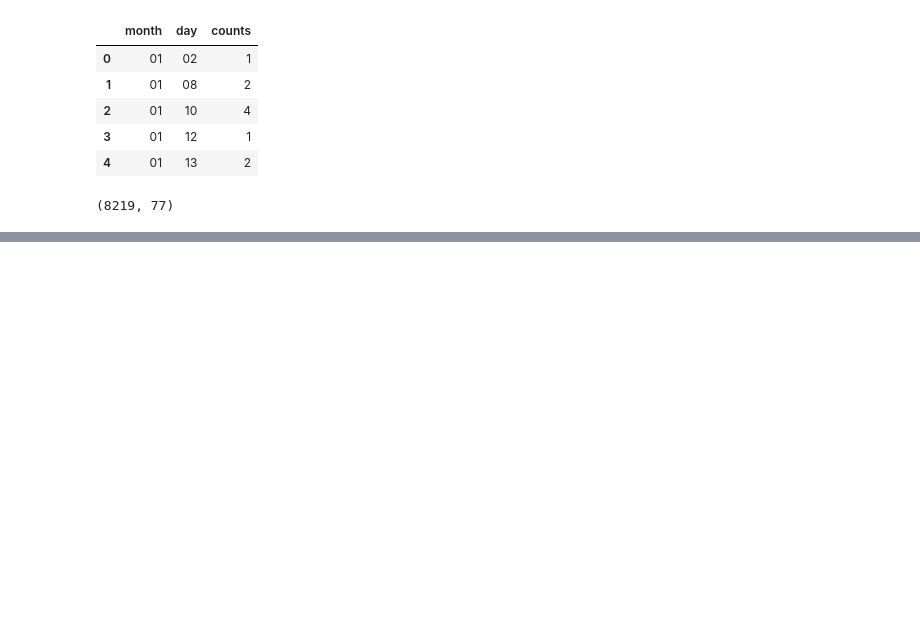
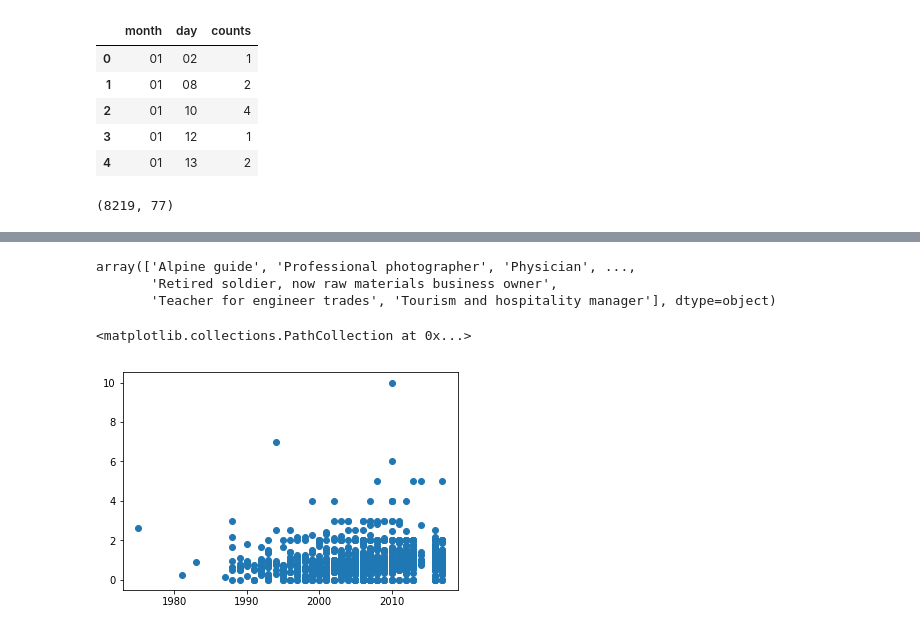
Before and after one commit to elbertwang3/himalayas, a Jupyter notebook: data/Untitled.ipynb, the cells around one changed output, grey strips where cells are left out. Cells and saved outputs as stored; diff of their text form; code cells hidden in the pictures; blank space fills up the shorter version.

```diff
--- a/data/Untitled.ipynb
+++ b/data/Untitled.ipynb
@@ -455,0 +380,6 @@ shrunk.loc[shrunk['HIMAL'] == 0]
+# %%
+members['OCCUPATION'].unique()
+# %% [output]
+array(['Alpine guide', 'Professional photographer', 'Physician', ...,
+       'Retired soldier, now raw materials business owner',
+       'Teacher for engineer trades', 'Tourism and hospitality manager'], dtype=object)
@@ -455,0 +390,9 @@ shrunk.loc[shrunk['HIMAL'] == 0]
+# %%
+expeds['hiredratio'] = expeds['TOTHIRED'] / expeds['TOTMEMBERS']
+# %%
+successexpeds = expeds.loc[(expeds['SUCCESS1'] == True) & (expeds['PEAKID'] == 'EVER') & (expeds['AGENCY'].notnull())]
+# %%
+plt.scatter(successexpeds['YEAR'], successexpeds['hiredratio'])
+# %% [output]
+<matplotlib.collections.PathCollection at 0x...>
+[figure, added]
```
Also changed, not shown: parts of 29 cells of this notebook, 16 other files.
